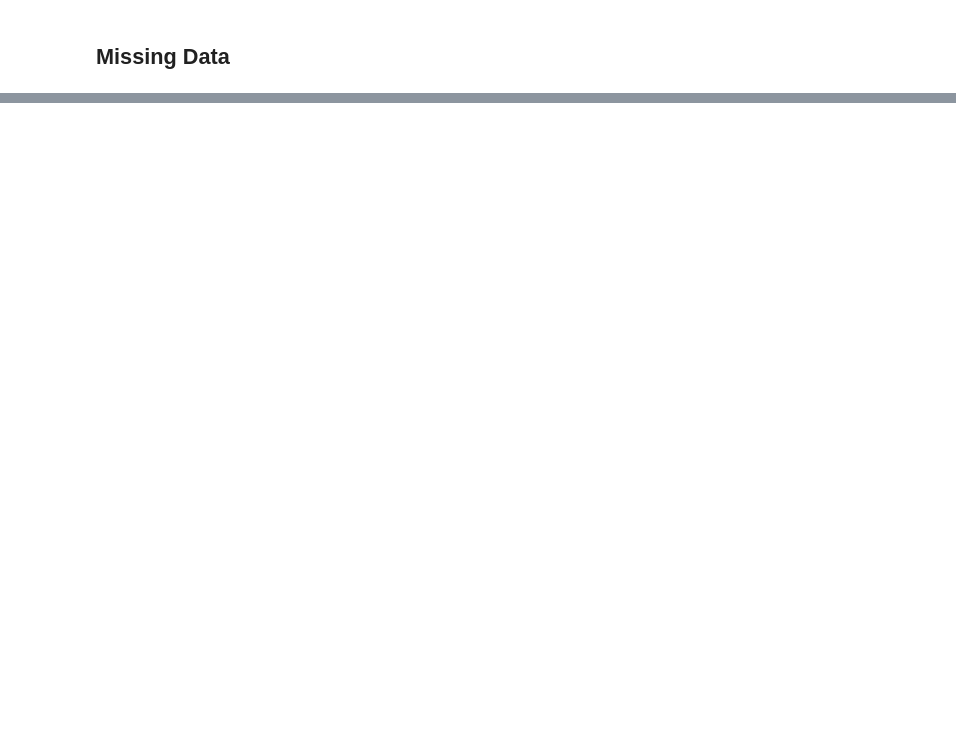
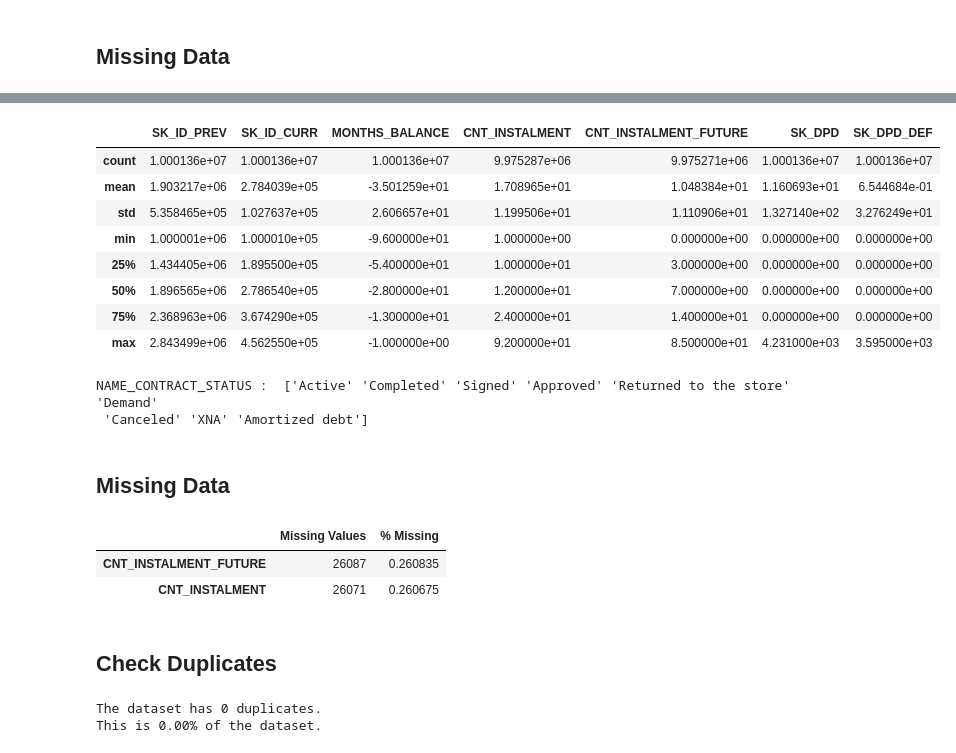
Before and after one commit to mlcuadra1/Credit-Risk, a Jupyter notebook: notebooks/Script 1 - cleaning.ipynb, the cells around one changed output, grey strips where cells are left out. Saved outputs shown, nothing was run; the diff lists cells and outputs as text; code cells hidden in the pictures; blank space fills up the shorter version.

Commit message:
Run through all datasets cleaning

```diff
--- a/notebooks/Script 1 - cleaning.ipynb
+++ b/notebooks/Script 1 - cleaning.ipynb
@@ -267,0 +301,3 @@ null_table
+# %%
+pos_cash_bal_df = pd.read_csv('../data/Data 5 - POS_CASH_balance.csv')
+pos_cash_bal_df
@@ -267,0 +338,32 @@ null_table
+# %%
+pos_cash_bal_df.describe()
+# %% [output]
+|  | SK_ID_PREV | SK_ID_CURR | MONTHS_BALANCE | CNT_INSTALMENT | CNT_INSTALMENT_FUTURE | SK_DPD | SK_DPD_DEF |
+| count | 1.000136e+07 | 1.000136e+07 | 1.000136e+07 | 9.975287e+06 | 9.975271e+06 | 1.000136e+07 | 1.000136e+07 |
+| mean | 1.903217e+06 | 2.784039e+05 | -3.501259e+01 | 1.708965e+01 | 1.048384e+01 | 1.160693e+01 | 6.544684e-01 |
+| std | 5.358465e+05 | 1.027637e+05 | 2.606657e+01 | 1.199506e+01 | 1.110906e+01 | 1.327140e+02 | 3.276249e+01 |
+| min | 1.000001e+06 | 1.000010e+05 | -9.600000e+01 | 1.000000e+00 | 0.000000e+00 | 0.000000e+00 | 0.000000e+00 |
+| 25% | 1.434405e+06 | 1.895500e+05 | -5.400000e+01 | 1.000000e+01 | 3.000000e+00 | 0.000000e+00 | 0.000000e+00 |
+| 50% | 1.896565e+06 | 2.786540e+05 | -2.800000e+01 | 1.200000e+01 | 7.000000e+00 | 0.000000e+00 | 0.000000e+00 |
+| 75% | 2.368963e+06 | 3.674290e+05 | -1.300000e+01 | 2.400000e+01 | 1.400000e+01 | 0.000000e+00 | 0.000000e+00 |
+| max | 2.843499e+06 | 4.562550e+05 | -1.000000e+00 | 9.200000e+01 | 8.500000e+01 | 4.231000e+03 | 3.595000e+03 |
+# %%
+show_col_categories(pos_cash_bal_df)
+# %% [output]
+NAME_CONTRACT_STATUS :  ['Active' 'Completed' 'Signed' 'Approved' 'Returned to the store' 'Demand'
+ 'Canceled' 'XNA' 'Amortized debt']
+# %% [markdown]
+## Missing Data
+# %%
+null_table(pos_cash_bal_df)
+# %% [output]
+|  | Missing Values | % Missing |
+| CNT_INSTALMENT_FUTURE | 26087 | 0.260835 |
+| CNT_INSTALMENT | 26071 | 0.260675 |
+# %% [markdown]
+## Check Duplicates
+# %%
+check_duplicates(pos_cash_bal_df)
+# %% [output]
+The dataset has 0 duplicates.
+This is 0.00% of the dataset.
```
Also changed, not shown: parts of 56 cells of this notebook.
